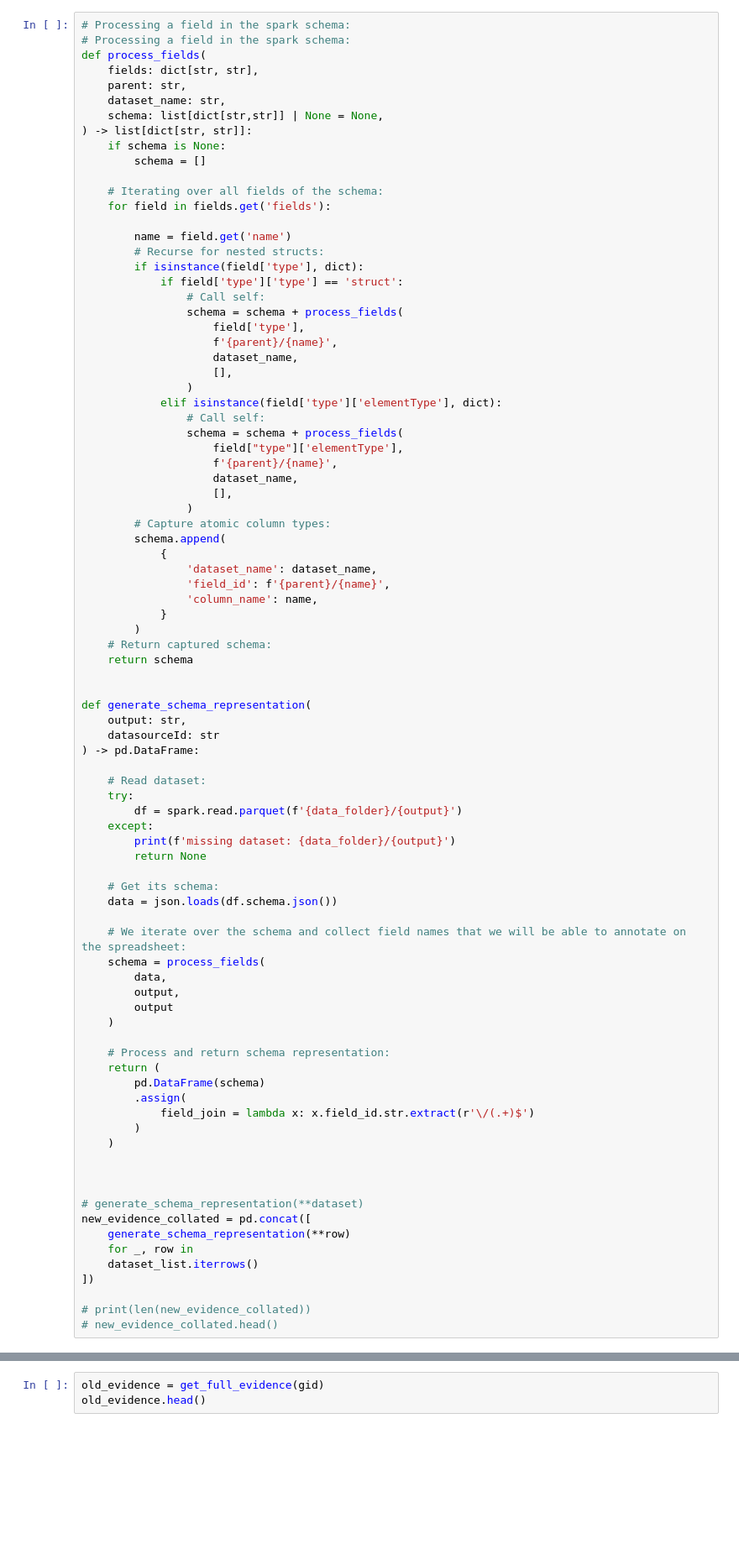
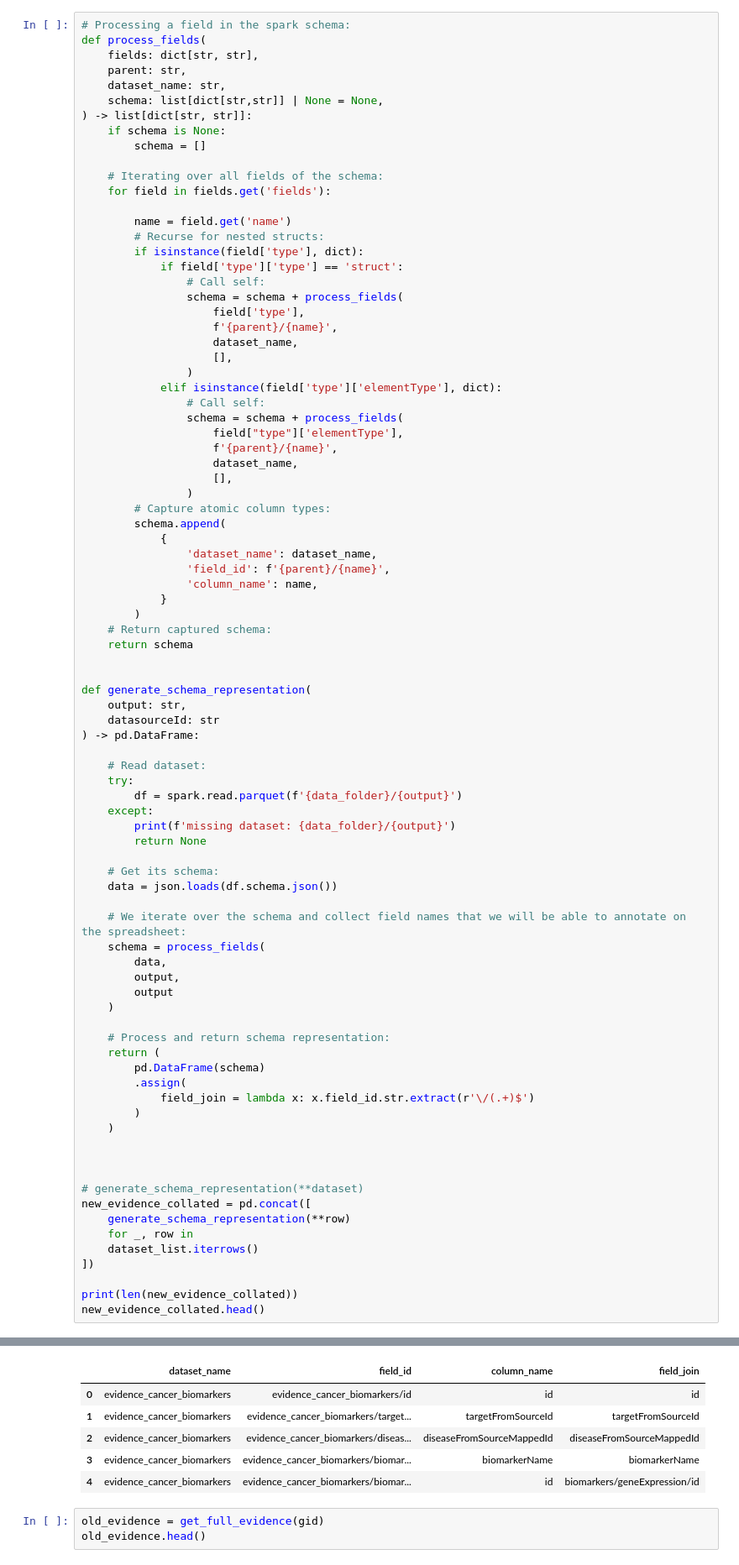
Before and after one commit to opentargets/ot_croissant, a Jupyter notebook: notebooks/update_evidence_filesets.ipynb, the cells around one changed output, grey strips where cells are left out. Shown at 84% size. Saved outputs shown, nothing was run; the diff lists cells and outputs as text; blank space fills up the shorter version.

```diff
--- a/notebooks/update_evidence_filesets.ipynb
+++ b/notebooks/update_evidence_filesets.ipynb
@@ -71,7 +71,6 @@ dataset_list.head() #to_csv('dataset_name_mapping.csv', sep=',', index=False)
 | 3 | evidence_clingen | clingen |
 | 4 | evidence_crispr | crispr |
 # %%
-# Processing a field in the spark schema:
 # Processing a field in the spark schema:
 def process_fields(
     fields: dict[str, str],
@@ -155,6 +154,6 @@ new_evidence_collated = pd.concat([
     dataset_list.iterrows()
 ])
 
-# print(len(new_evidence_collated))
-# new_evidence_collated.head()
+print(len(new_evidence_collated))
+new_evidence_collated.head()
 # %% [output]
@@ -178,3 +161,9 @@ parent: evidence_uniprot_variants name: score
+|  | dataset_name | field_id | column_name | field_join |
+| 0 | evidence_cancer_biomarkers | evidence_cancer_biomarkers/id | id | id |
+| 1 | evidence_cancer_biomarkers | evidence_cancer_biomarkers/target... | targetFromSourceId | targetFromSourceId |
+| 2 | evidence_cancer_biomarkers | evidence_cancer_biomarkers/diseas... | diseaseFromSourceMappedId | diseaseFromSourceMappedId |
+| 3 | evidence_cancer_biomarkers | evidence_cancer_biomarkers/biomar... | biomarkerName | biomarkerName |
+| 4 | evidence_cancer_biomarkers | evidence_cancer_biomarkers/biomar... | id | biomarkers/geneExpression/id |
 # %%
 old_evidence = get_full_evidence(gid)
 old_evidence.head()
```
Also changed, not shown: parts of 2 cells of this notebook, 3 other files.
